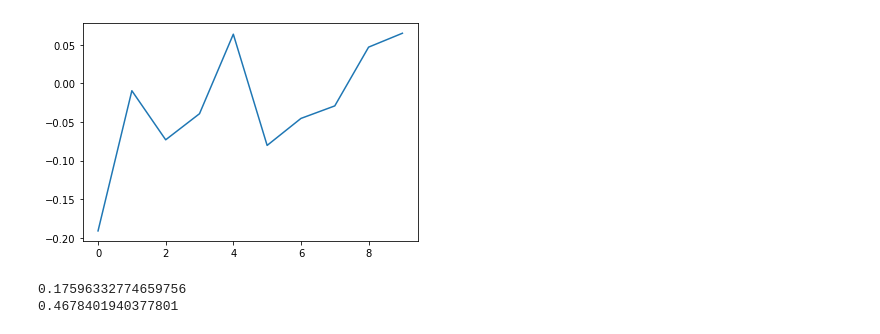
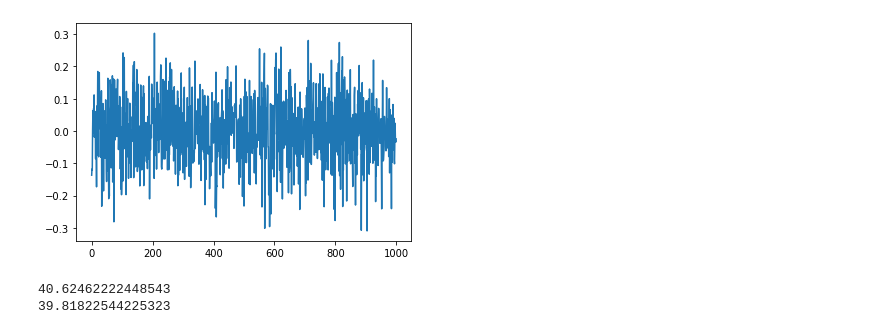
Before and after one commit to t4sk/lerp-amm, a Jupyter notebook: notebook/sim.ipynb, the cells around one changed output. Drawn from its saved outputs; the diff is of its cells as text; code cells hidden in the pictures.

```diff
--- a/notebook/sim.ipynb
+++ b/notebook/sim.ipynb
@@ -5,7 +5,7 @@ import numpy as np
 import matplotlib.pyplot as plt
 
 ### Plot ###
-N = 10
+N = 1000
 # initial price
 p0 = 1
 # volatility
@@ -16,36 +16,36 @@ deltas = np.random.normal(0, v, N)
 plt.plot(deltas)
 plt.show()
 
 # Prepare data
 MUL0 = 1 * 1e18
 MUL1 = 1 * 1e18
 
 data = []
 total_0 = 0
 total_1 = 0
 for d in deltas:
     if d >= 0:
         data.append({
             "d_in": math.floor(d * MUL0),
             "zero_for_one": True
         })
         total_0 += d
     else:
         data.append({
             "d_in": -math.floor(d * MUL1),
             "zero_for_one": False
         })
         total_1 += -d
 
 print(total_0)
 print(total_1)
 
 with open('../tmp/data.json', 'w') as f:
     json.dump(data, f)
 # %% [output]
-[figure, old version]
+[figure, new version]
-0.17596332774659756
-0.4678401940377801
+40.62462222448543
+39.81822544225323
 # %%
 out0 = []
 out1 = []
```
Also changed, not shown: parts of 2 cells of this notebook, 6 other files.
